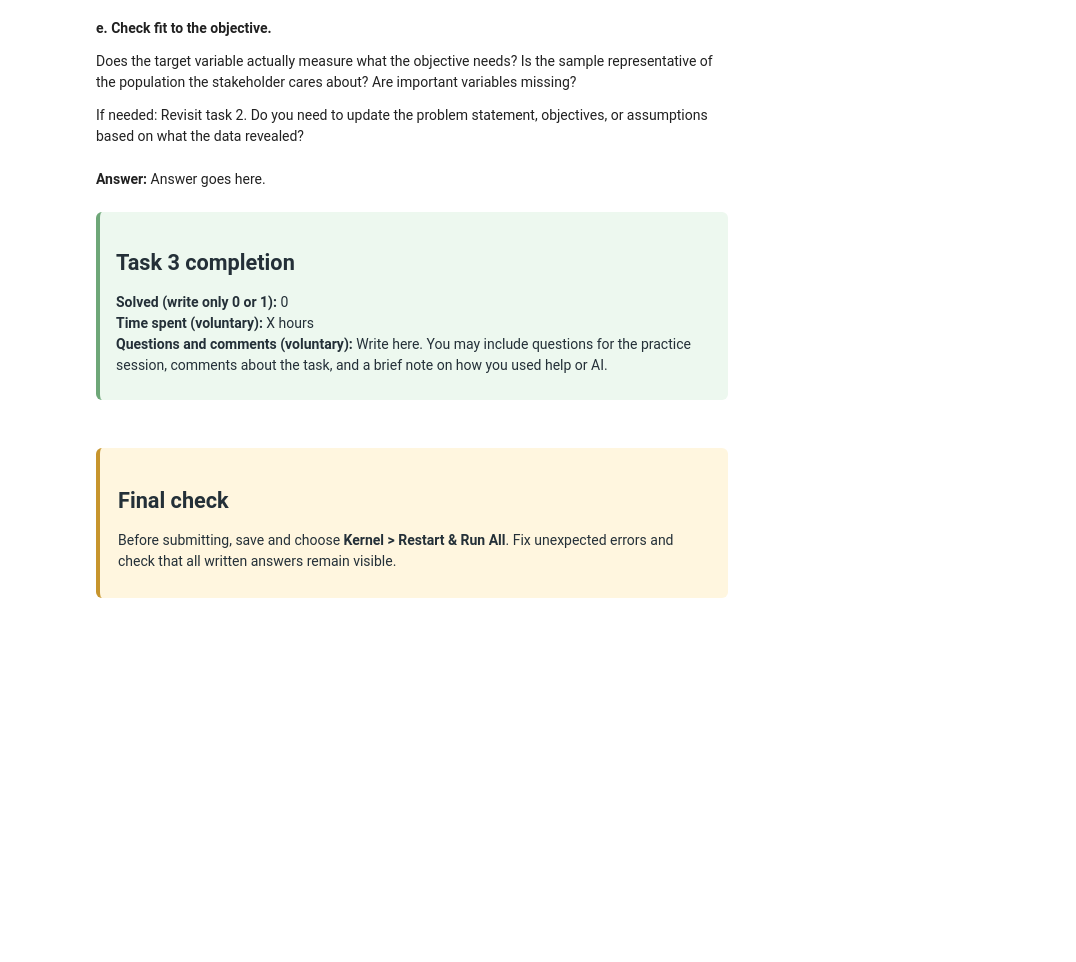
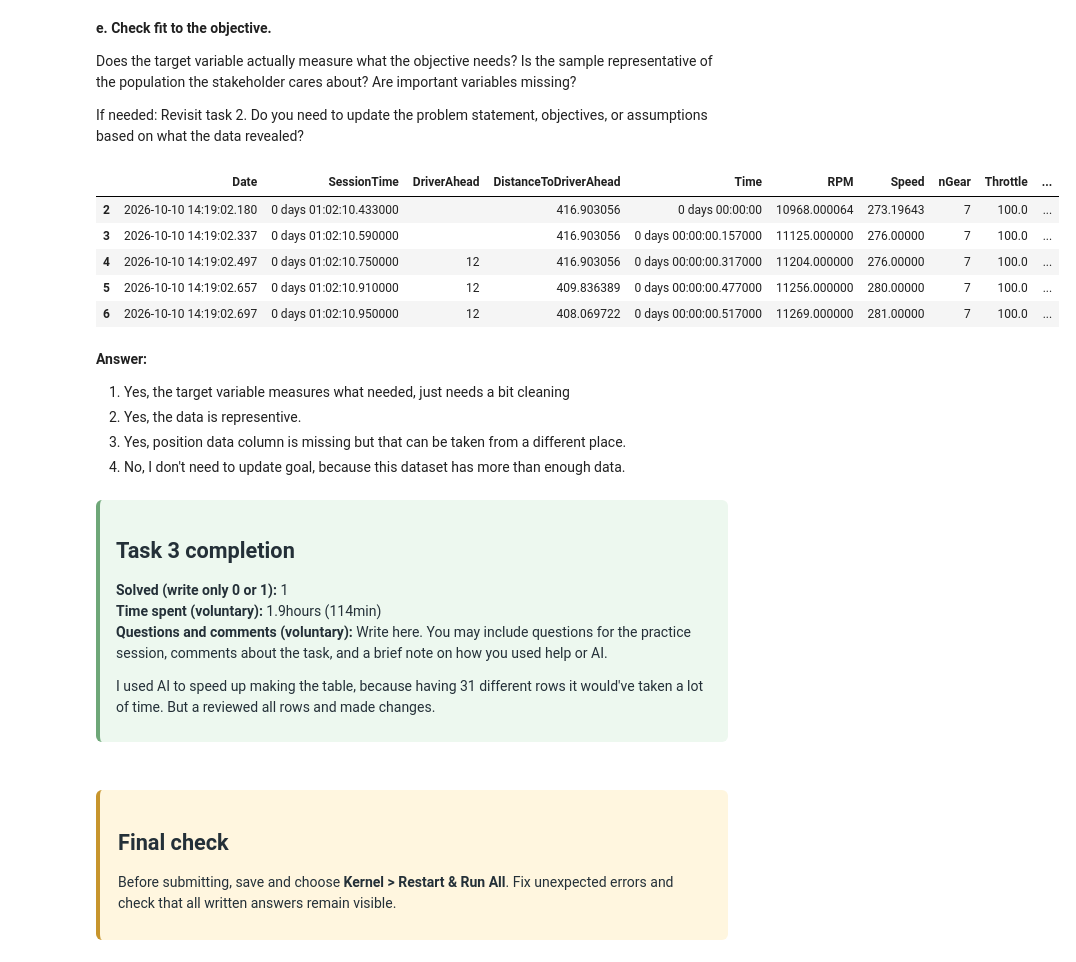
Before and after one commit to KJRahula/F1_Singapore_Analysis, a Jupyter notebook: Notebooks for Homework/HM7/IDS2026_HW07/IDS2026_HW07.ipynb, the cells around one changed output. Drawn from its saved outputs; the diff is of its cells as text; code cells hidden in the pictures; blank space fills up the shorter version.

```diff
--- a/Notebooks for Homework/HM7/IDS2026_HW07/IDS2026_HW07.ipynb
+++ b/Notebooks for Homework/HM7/IDS2026_HW07/IDS2026_HW07.ipynb
@@ -153,16 +386,35 @@ Missing values, duplicates, impossible or inconsistent values. Also watch out fo
 Does the target variable actually measure what the objective needs? Is the sample representative of the population the stakeholder cares about? Are important variables missing?
 
 If needed: Revisit task 2. Do you need to update the problem statement, objectives, or assumptions based on what the data revealed?
+# %%
+#Checks for other types of data, because lap data doesn't give everything
+fastest = laps.pick_fastest()
+telemetry = fastest.get_telemetry()
+
+display(telemetry.head()) #There is so much different data
+# %% [output]
+|  | Date | SessionTime | DriverAhead | DistanceToDriverAhead | Time | RPM | Speed | nGear | Throttle | ... |
+| 2 | 2026-10-10 14:19:02.180 | 0 days 01:02:10.433000 |  | 416.903056 | 0 days 00:00:00 | 10968.000064 | 273.19643 | 7 | 100.0 | ... |
+| 3 | 2026-10-10 14:19:02.337 | 0 days 01:02:10.590000 |  | 416.903056 | 0 days 00:00:00.157000 | 11125.000000 | 276.00000 | 7 | 100.0 | ... |
+| 4 | 2026-10-10 14:19:02.497 | 0 days 01:02:10.750000 | 12 | 416.903056 | 0 days 00:00:00.317000 | 11204.000000 | 276.00000 | 7 | 100.0 | ... |
+| 5 | 2026-10-10 14:19:02.657 | 0 days 01:02:10.910000 | 12 | 409.836389 | 0 days 00:00:00.477000 | 11256.000000 | 280.00000 | 7 | 100.0 | ... |
+| 6 | 2026-10-10 14:19:02.697 | 0 days 01:02:10.950000 | 12 | 408.069722 | 0 days 00:00:00.517000 | 11269.000000 | 281.00000 | 7 | 100.0 | ... |
 # %% [markdown]
-**Answer:** Answer goes here.
+**Answer:**
+1. Yes, the target variable measures what needed, just needs a bit cleaning
+2. Yes, the data is representive.
+3. Yes, position data column is missing but that can be taken from a different place.
+4. No, I don't need to update goal, because this dataset has more than enough data.
 # %% [markdown]
 <div style='background-color:#EDF8EF; border-left:4px solid #6EA778; border-radius:6px; padding:12px 16px; margin:16px 0 28px 0; color:#243038;'>
 
 <h2 style="color:#243038; margin:0.2em 0;">Task 3 completion</h2>
-<p style="color:#243038; margin:0.5em 0;"><strong>Solved (write only 0 or 1):</strong> 0<br>
-<strong>Time spent (voluntary):</strong> X hours<br>
+<p style="color:#243038; margin:0.5em 0;"><strong>Solved (write only 0 or 1):</strong> 1<br>
+<strong>Time spent (voluntary):</strong> 1.9hours (114min)<br>
 <strong>Questions and comments (voluntary):</strong> Write here. You may include questions for the practice session, comments about the task, and a brief note on how you used help or AI.</p>
 
+I used AI to speed up making the table, because having 31 different rows it would've taken a lot of time. But a reviewed all rows and made changes.
+
 </div>
 # %% [markdown]
 <div style='background-color:#FFF6DF; border-top:1px solid #E5CB91; border-left:4px solid #C7952D; border-radius:6px; padding:14px 18px; margin-top:26px; color:#243038;'>
```
Also changed, not shown: parts of 20 cells of this notebook, 3 other files.
